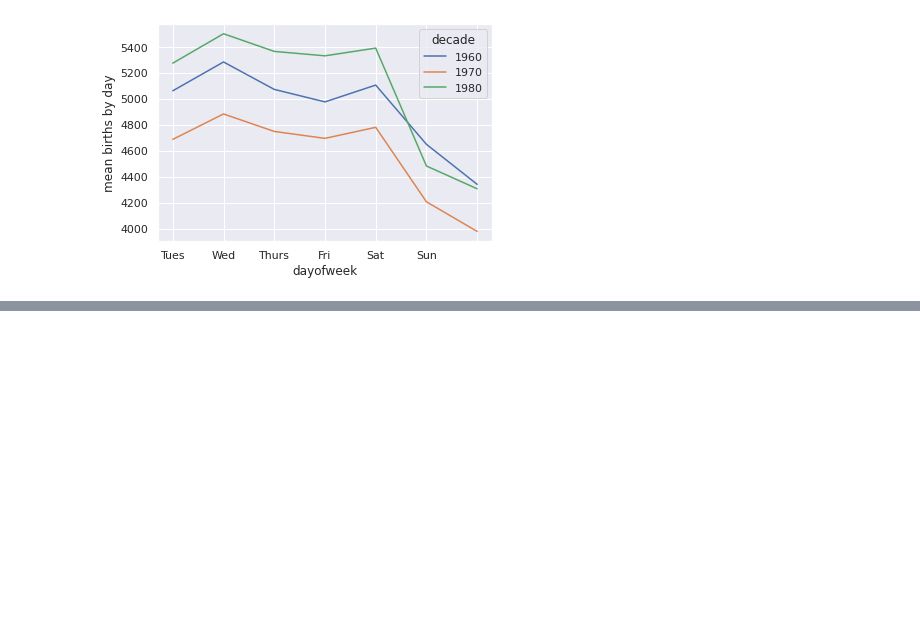
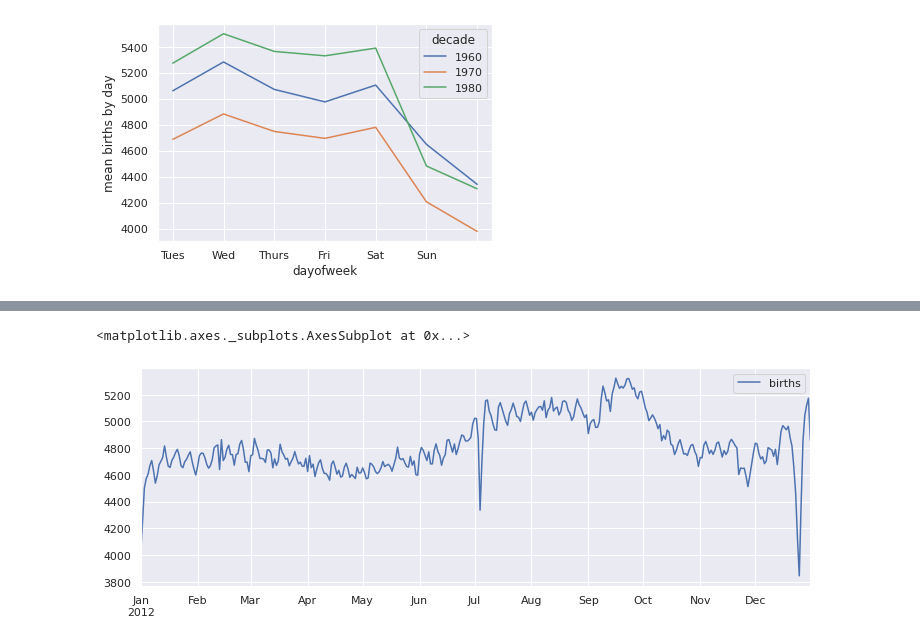
Before and after one commit to smallriver0316/python-datascience-study, a Jupyter notebook: birth_ratio.ipynb, the cells around one changed output, grey strips where cells are left out. Saved outputs shown, nothing was run; the diff lists cells and outputs as text; code cells hidden in the pictures; blank space fills up the shorter version.

```diff
--- a/birth_ratio.ipynb
+++ b/birth_ratio.ipynb
@@ -74,3 +74,8 @@ plt.ylabel('mean births by day')
 # %% [output]
 Text(0, 0.5, 'mean births by day')
 [figure]
+# %%
+# 年は考慮せず、月日のみで集約
+# aggfuncは指定なしなので、defaultのmeanとなる
+births_by_date = bq.pivot_table('births', [bq.index.month, bq.index.day])
+births_by_date.head()
@@ -76,0 +89,5 @@ Text(0, 0.5, 'mean births by day')
+# %%
+# ダミーの年を2012と設定
+# 2/29を処理できるようにうるう年にする必要がある
+births_by_date.index = [pd.datetime(2012, month, day) for (month, day) in births_by_date.index] # pythonのリスト内包表記
+births_by_date.head()
@@ -76,0 +101,8 @@ Text(0, 0.5, 'mean births by day')
+# %%
+# 月日ごとの出生率の変化をグラフ化
+# 大きく出生率が下がるのは国民の休日
+fig, ax = plt.subplots(figsize=(12, 4))
+births_by_date.plot(ax=ax)
+# %% [output]
+<matplotlib.axes._subplots.AxesSubplot at 0x...>
+[figure, added]
```
Also changed, not shown: parts of 2 cells of this notebook.
